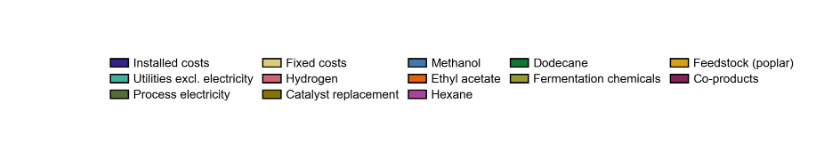
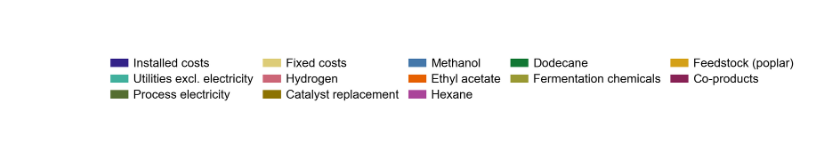
Before and after one commit to H-Wadgama/belt, a Jupyter notebook: lignin_saf/breakdown.ipynb, the cells around one changed output. Drawn from its saved outputs; the diff is of its cells as text; code cells hidden in the pictures.

Commit message:
breakdown plot v2

```diff
--- a/lignin_saf/breakdown.ipynb
+++ b/lignin_saf/breakdown.ipynb
@@ -418,33 +419,33 @@ plt.show()
 # %%
 # ── Standalone legend figure ──────────────────────────────────────────────────
 # Uses legend_categories and custom_colors defined above — keep in sync.
 import matplotlib.patches as mpatches
 
 patches = [
-    mpatches.Patch(facecolor=color, label=label, edgecolor='black', linewidth=1.0)
+    mpatches.Patch(facecolor=color, label=label, edgecolor='none')
     for color, label in zip(custom_colors, legend_categories)
 ]
 
 fig_leg, ax_leg = plt.subplots(figsize=(7.0, 1.4))
 
 legend = ax_leg.legend(
     handles=patches,
     loc='center',
     ncol=5,
     frameon=False,
     fontsize=9,
     handlelength=1.5,
     handletextpad=0.4,
     columnspacing=0.8,
     labelspacing=0.4,
 )
 
 for text in legend.get_texts():
     text.set_bbox(None)
 
 ax_leg.axis('off')
 plt.tight_layout()
-# plt.savefig('legend_breakdown.svg', bbox_inches='tight')
+plt.savefig('legend_breakdown.svg', bbox_inches='tight')
 plt.show()
 # %% [output]
-[figure, old version]
+[figure, new version]
```
Also changed, not shown: parts of 2 cells of this notebook, 2 other files.
